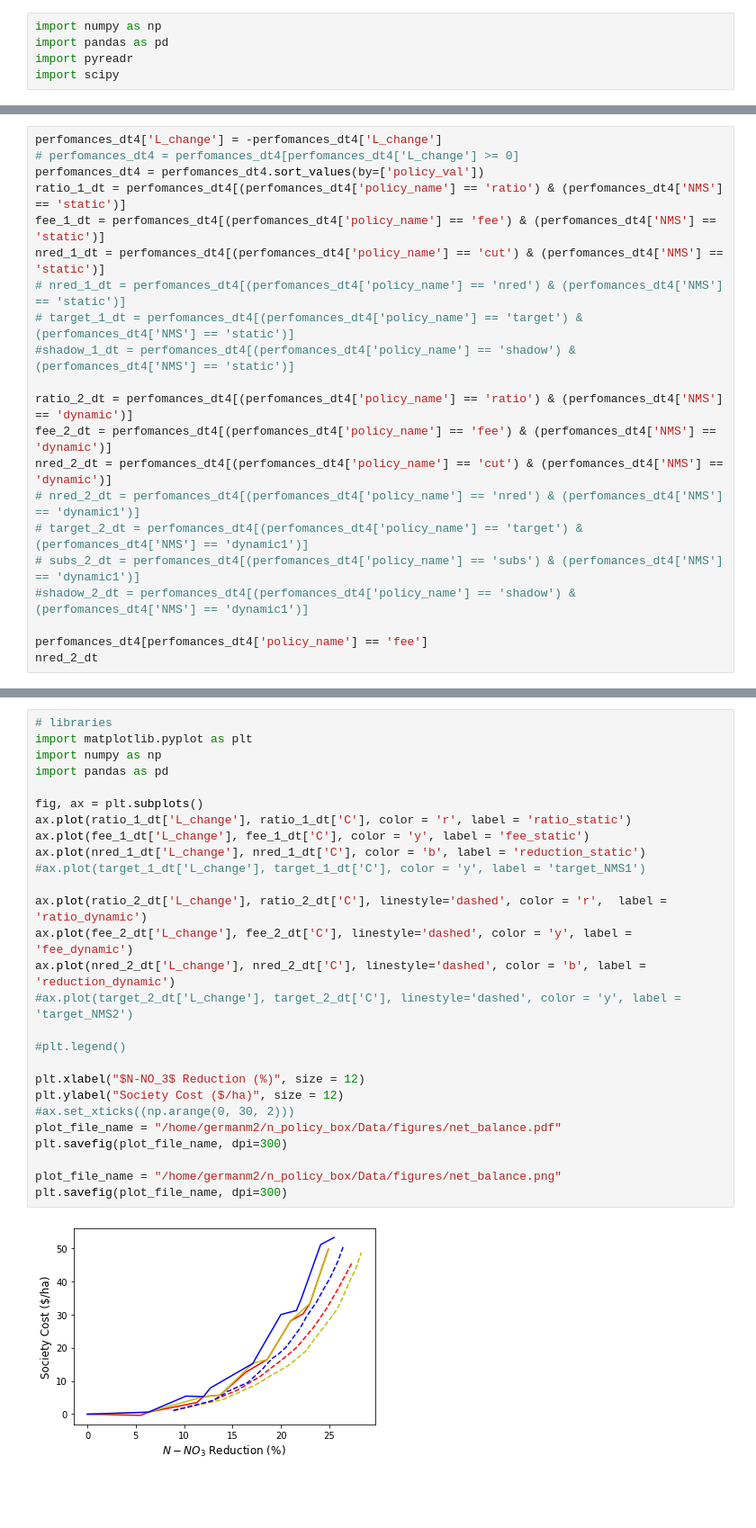
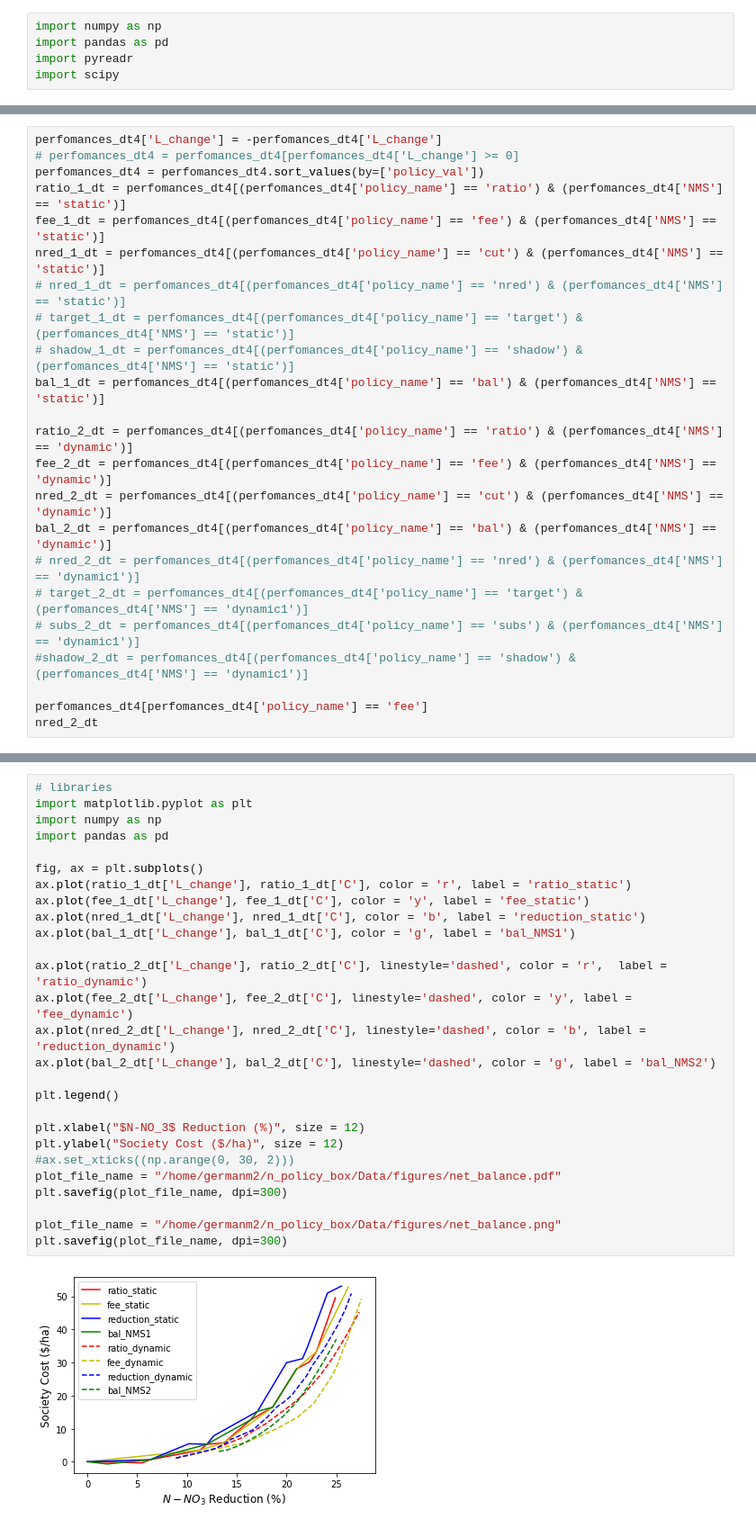
Before and after one commit to germanmandrini/n_policy, a Jupyter notebook: Codes/5e_L_reduction_cost.ipynb, the cells around one changed output, grey strips where cells are left out. Shown at 90% size. Cells and saved outputs as stored; diff of their text form; blank space fills up the shorter version.

```diff
--- a/Codes/5e_L_reduction_cost.ipynb
+++ b/Codes/5e_L_reduction_cost.ipynb
@@ -50,11 +50,13 @@ fee_1_dt = perfomances_dt4[(perfomances_dt4['policy_name'] == 'fee') & (perfoman
 nred_1_dt = perfomances_dt4[(perfomances_dt4['policy_name'] == 'cut') & (perfomances_dt4['NMS'] == 'static')]
 # nred_1_dt = perfomances_dt4[(perfomances_dt4['policy_name'] == 'nred') & (perfomances_dt4['NMS'] == 'static')]
 # target_1_dt = perfomances_dt4[(perfomances_dt4['policy_name'] == 'target') & (perfomances_dt4['NMS'] == 'static')]
-#shadow_1_dt = perfomances_dt4[(perfomances_dt4['policy_name'] == 'shadow') & (perfomances_dt4['NMS'] == 'static')]
+# shadow_1_dt = perfomances_dt4[(perfomances_dt4['policy_name'] == 'shadow') & (perfomances_dt4['NMS'] == 'static')]
+bal_1_dt = perfomances_dt4[(perfomances_dt4['policy_name'] == 'bal') & (perfomances_dt4['NMS'] == 'static')]
 
 ratio_2_dt = perfomances_dt4[(perfomances_dt4['policy_name'] == 'ratio') & (perfomances_dt4['NMS'] == 'dynamic')]
 fee_2_dt = perfomances_dt4[(perfomances_dt4['policy_name'] == 'fee') & (perfomances_dt4['NMS'] == 'dynamic')]
 nred_2_dt = perfomances_dt4[(perfomances_dt4['policy_name'] == 'cut') & (perfomances_dt4['NMS'] == 'dynamic')]
+bal_2_dt = perfomances_dt4[(perfomances_dt4['policy_name'] == 'bal') & (perfomances_dt4['NMS'] == 'dynamic')]
 # nred_2_dt = perfomances_dt4[(perfomances_dt4['policy_name'] == 'nred') & (perfomances_dt4['NMS'] == 'dynamic1')]
 # target_2_dt = perfomances_dt4[(perfomances_dt4['policy_name'] == 'target') & (perfomances_dt4['NMS'] == 'dynamic1')]
 # subs_2_dt = perfomances_dt4[(perfomances_dt4['policy_name'] == 'subs') & (perfomances_dt4['NMS'] == 'dynamic1')]
@@ -83,29 +85,29 @@ nred_2_dt
 # %%
 # libraries
 import matplotlib.pyplot as plt
 import numpy as np
 import pandas as pd
 
 fig, ax = plt.subplots()
 ax.plot(ratio_1_dt['L_change'], ratio_1_dt['C'], color = 'r', label = 'ratio_static')
 ax.plot(fee_1_dt['L_change'], fee_1_dt['C'], color = 'y', label = 'fee_static')
 ax.plot(nred_1_dt['L_change'], nred_1_dt['C'], color = 'b', label = 'reduction_static')
-#ax.plot(target_1_dt['L_change'], target_1_dt['C'], color = 'y', label = 'target_NMS1')
+ax.plot(bal_1_dt['L_change'], bal_1_dt['C'], color = 'g', label = 'bal_NMS1')
 
 ax.plot(ratio_2_dt['L_change'], ratio_2_dt['C'], linestyle='dashed', color = 'r',  label = 'ratio_dynamic')
 ax.plot(fee_2_dt['L_change'], fee_2_dt['C'], linestyle='dashed', color = 'y', label = 'fee_dynamic')
 ax.plot(nred_2_dt['L_change'], nred_2_dt['C'], linestyle='dashed', color = 'b', label = 'reduction_dynamic')
-#ax.plot(target_2_dt['L_change'], target_2_dt['C'], linestyle='dashed', color = 'y', label = 'target_NMS2')
+ax.plot(bal_2_dt['L_change'], bal_2_dt['C'], linestyle='dashed', color = 'g', label = 'bal_NMS2')
 
-#plt.legend()
+plt.legend()
 
 plt.xlabel("$N-NO_3$ Reduction (%)", size = 12)
 plt.ylabel("Society Cost ($/ha)", size = 12)
 #ax.set_xticks((np.arange(0, 30, 2)))
 plot_file_name = "/home/germanm2/n_policy_box/Data/figures/net_balance.pdf"
 plt.savefig(plot_file_name, dpi=300)
 
 plot_file_name = "/home/germanm2/n_policy_box/Data/figures/net_balance.png"
 plt.savefig(plot_file_name, dpi=300)
 # %% [output]
-[figure, old version]
+[figure, new version]
```
Also changed, not shown: parts of 2 cells of this notebook, 6 other files.
